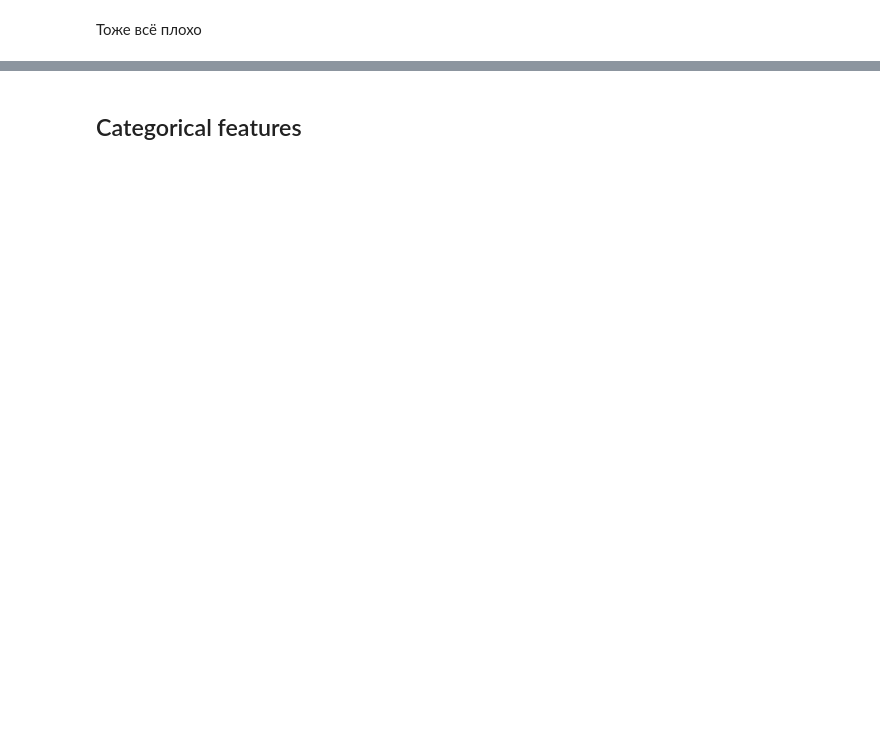
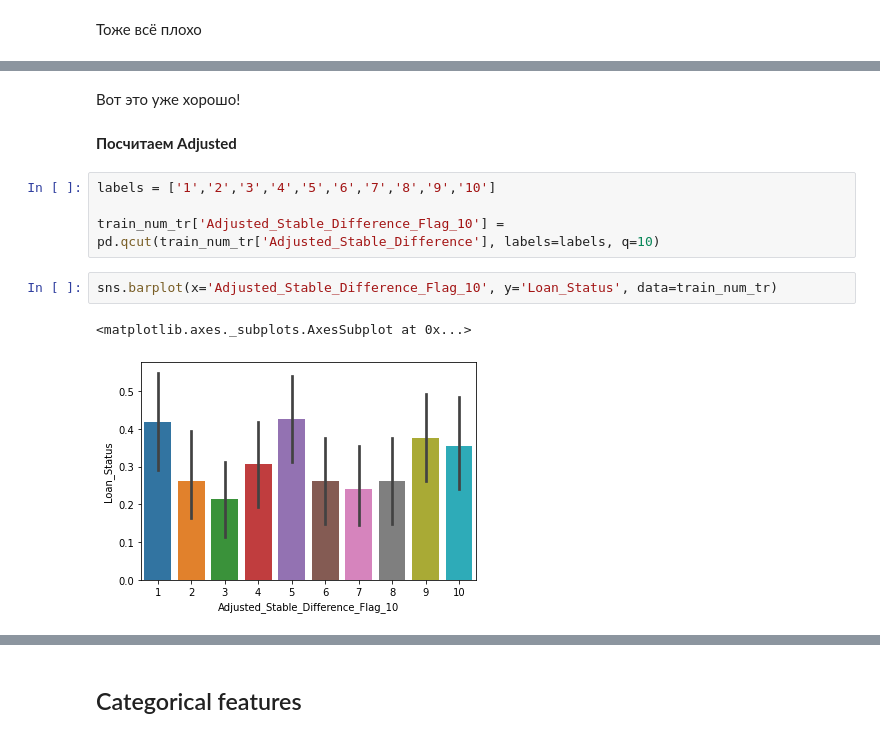
Before and after one commit to vita1pa/Loan-Prediction-Hackathon, a Jupyter notebook: Loan Prediction EDA - AV.ipynb, the cells around one changed output, grey strips where cells are left out. Cells and saved outputs as stored; diff of their text form; blank space fills up the shorter version.

```diff
--- a/Loan Prediction EDA - AV.ipynb
+++ b/Loan Prediction EDA - AV.ipynb
@@ -447,0 +410,13 @@ Name: CoapplicantIncome_Outliers, dtype: int64
+# %% [markdown]
+Вот это уже хорошо!
+# %% [markdown]
+**Посчитаем Adjusted**
+# %%
+labels = ['1','2','3','4','5','6','7','8','9','10']
+
+train_num_tr['Adjusted_Stable_Difference_Flag_10'] = pd.qcut(train_num_tr['Adjusted_Stable_Difference'], labels=labels, q=10)
+# %%
+sns.barplot(x='Adjusted_Stable_Difference_Flag_10', y='Loan_Status', data=train_num_tr)
+# %% [output]
+<matplotlib.axes._subplots.AxesSubplot at 0x...>
+[figure, added]
```
Also changed, not shown: parts of 96 cells of this notebook.
